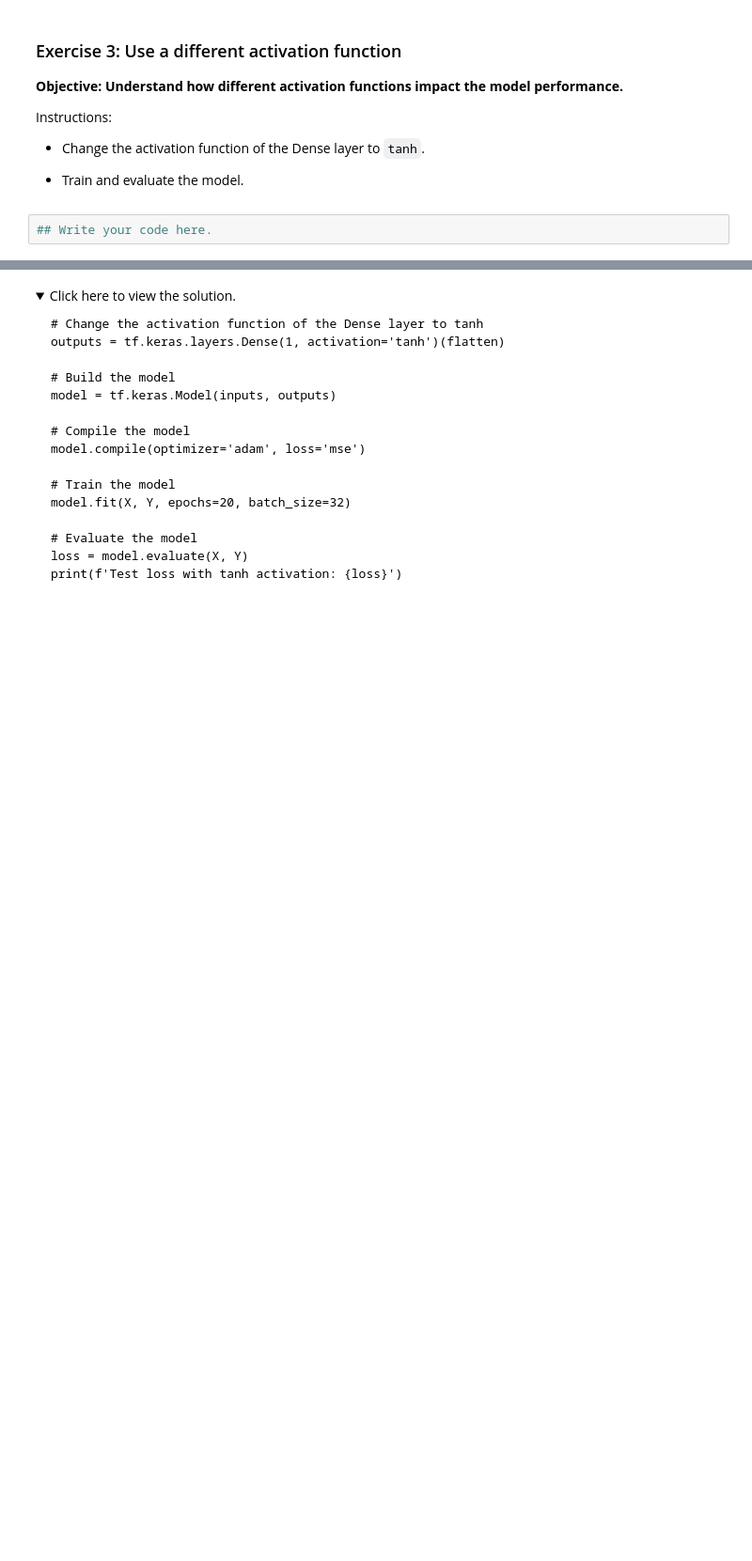
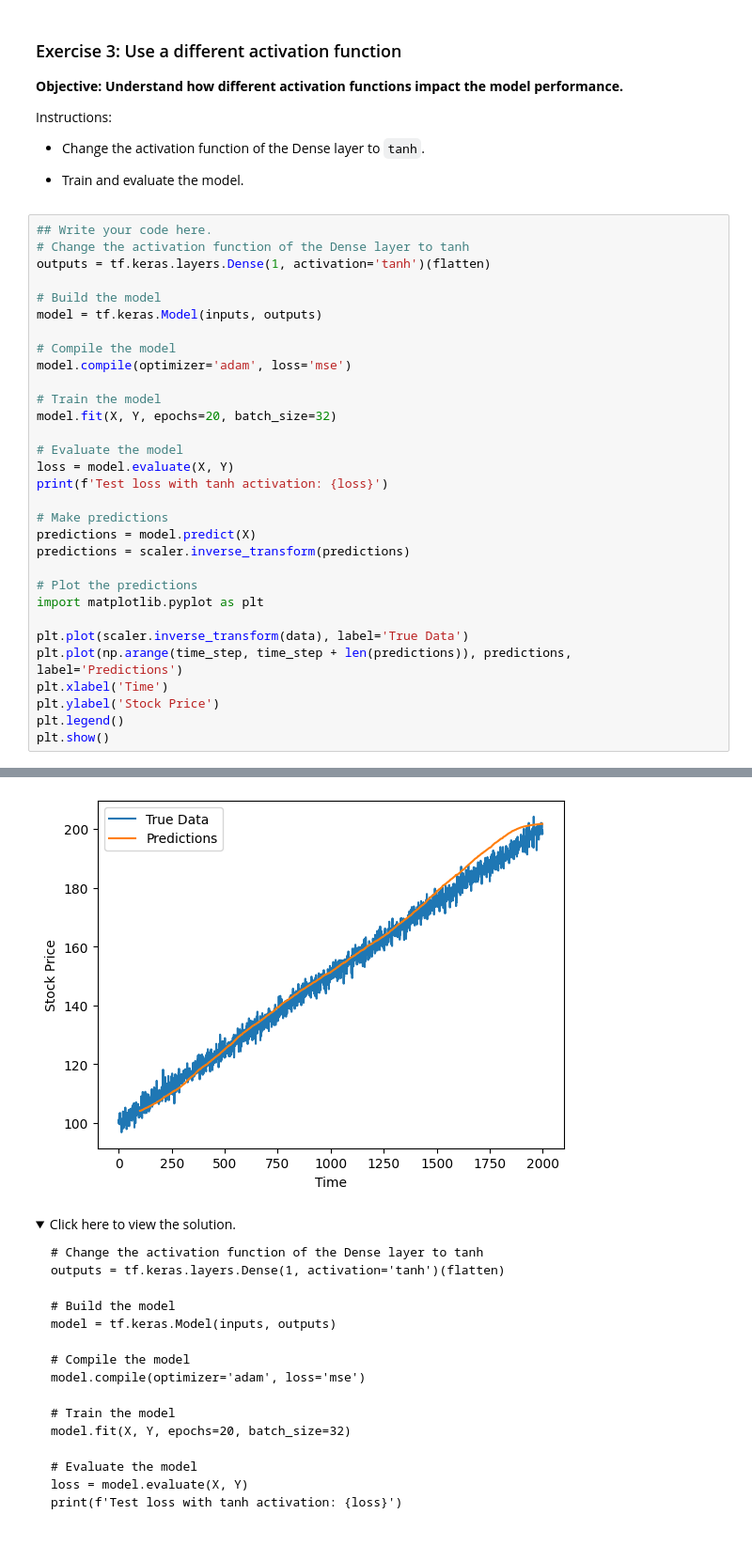
Before and after one commit to motezuki/IBM-AI-Engineering, a Jupyter notebook: Deep Learning with Keras and Tensorflow/M03L01-Lab-Building Advanced Transformers-v1.ipynb, the cells around one changed output, grey strips where cells are left out. Shown at 94% size. Drawn from its saved outputs; the diff is of its cells as text; folded sections open; blank space fills up the shorter version.

```diff
--- a/Deep Learning with Keras and Tensorflow/M03L01-Lab-Building Advanced Transformers-v1.ipynb
+++ b/Deep Learning with Keras and Tensorflow/M03L01-Lab-Building Advanced Transformers-v1.ipynb
@@ -789,3 +789,33 @@ print(f'Test loss with batch size 64: {loss}')
 - Train and evaluate the model.
 # %%
 ## Write your code here.
+# Change the activation function of the Dense layer to tanh
+outputs = tf.keras.layers.Dense(1, activation='tanh')(flatten)
+
+# Build the model
+model = tf.keras.Model(inputs, outputs)
+
+# Compile the model
+model.compile(optimizer='adam', loss='mse')
+
+# Train the model
+model.fit(X, Y, epochs=20, batch_size=32)
+
+# Evaluate the model
+loss = model.evaluate(X, Y)
+print(f'Test loss with tanh activation: {loss}')
+
+# Make predictions
+predictions = model.predict(X)
+predictions = scaler.inverse_transform(predictions)
+
+# Plot the predictions
+import matplotlib.pyplot as plt
+
+plt.plot(scaler.inverse_transform(data), label='True Data')
+plt.plot(np.arange(time_step, time_step + len(predictions)), predictions, label='Predictions')
+plt.xlabel('Time')
+plt.ylabel('Stock Price')
+plt.legend()
+plt.show()
+# %% [output]
@@ -792,3 +839,4 @@ print(f'Test loss with batch size 64: {loss}')
+[figure, added]
 # %% [markdown]
 <details><summary>Click here to view the solution.</summary>
 
```
Also changed, not shown: parts of 1 cell of this notebook.
